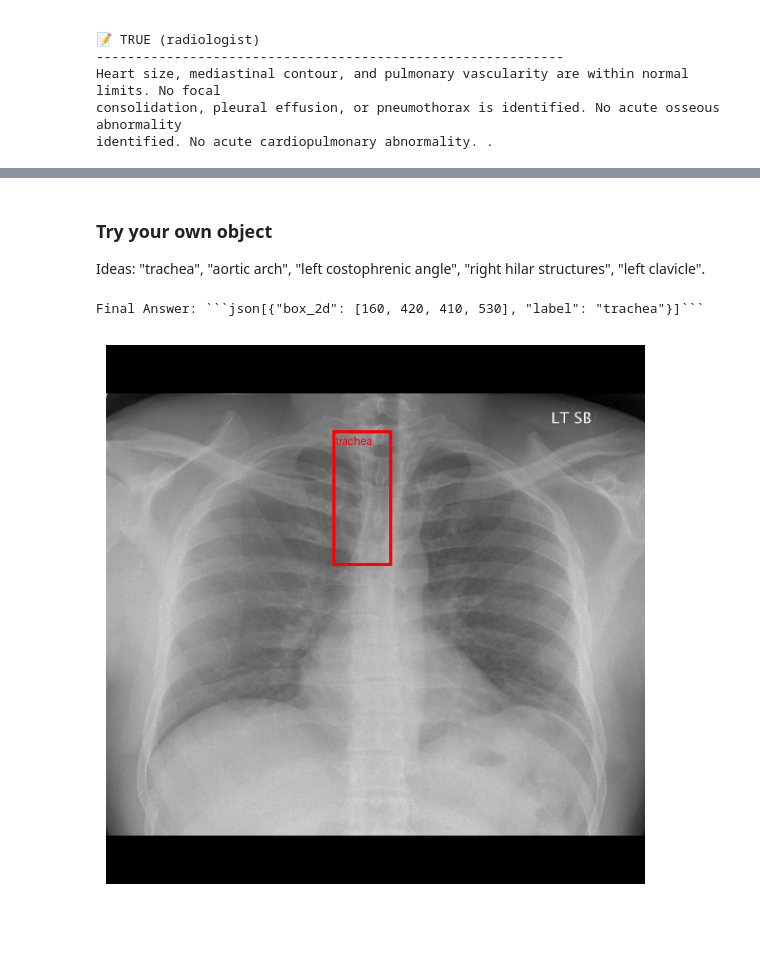
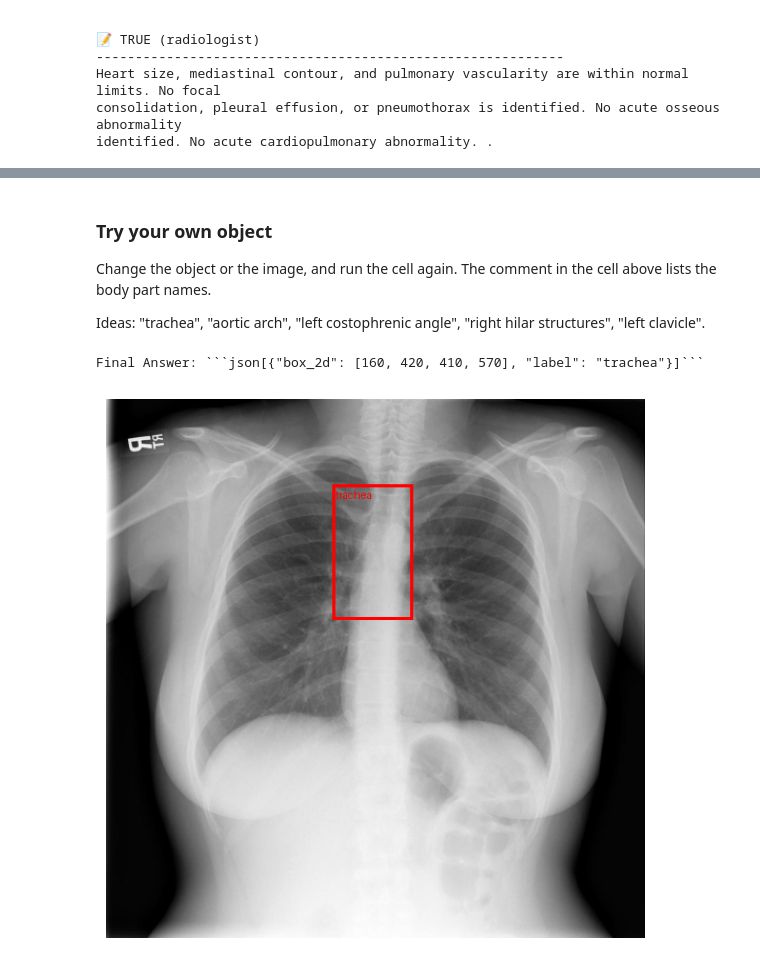
Before and after one commit to f10409/MedGemma_demo, a Jupyter notebook: 1_medgemma_demo.ipynb, the cells around one changed output, grey strips where cells are left out. Cells and saved outputs as stored; diff of their text form; code cells hidden in the pictures; blank space fills up the shorter version.

````diff
--- a/1_medgemma_demo.ipynb
+++ b/1_medgemma_demo.ipynb
@@ -116,29 +116,19 @@ def keep_path(sample):
     return sample
 
 
-def load_examples(df):
-    """Load cohort rows with a RadHarmony dataset. Return the raw samples and the prompt dicts."""
-    ds = OpenICXRDataset(
-        base_image_dir=DATA_DIR,
-        harmonized_df=df,
-        transform=keep_path,
-        output_cls=True,
-        output_report=True,
-        cache_dir=None,
-    )
-    samples = ds.get_datasets()
-    examples = [sample_to_example(s, ds.LABEL_COLS) for s in samples]
+dataset = OpenICXRDataset(
+    base_image_dir=DATA_DIR,
+    harmonized_df=meta,
+    transform=keep_path,
+    output_cls=True,
+    output_report=True,
+    cache_dir=None,
+)
+samples_eval = dataset.get_datasets()
 
-    # The RadHarmony sample has the full report only. Add the findings and the indication from the table.
-    info = df.set_index("image_path")[["findings", "indication"]]
-    for s, ex in zip(samples, examples):
-        row = info.loc[os.path.relpath(s["img"], DATA_DIR)]
-        ex["Findings"] = row["findings"] if pd.notna(row["findings"]) else None
-        ex["Indication"] = row["indication"] if pd.notna(row["indication"]) else None
-    return samples, examples
-
-
-samples_eval, examples_eval = load_examples(meta)
+# Convert the samples to the dicts that we use in the prompts
+examples_eval = [sample_to_example(s, dataset.LABEL_COLS) for s in samples_eval]
+examples_eval = add_findings_and_indication(examples_eval, samples_eval, meta, DATA_DIR)
 print(f"Images in the sample: {len(examples_eval)}")
 
 print("\nRaw RadHarmony sample:")
@@ -689,15 +635,19 @@ Left lung box center x:  695
 # %% [markdown]
 ### Try your own object
+Change the object or the image, and run the cell again. The comment in the cell above lists the body part names.
+
 Ideas: "trachea", "aortic arch", "left costophrenic angle", "right hilar structures", "left clavicle".
 # %%
 my_object = "trachea"
 
+example = examples_eval[10]  # you can select other sample
+image = pad_to_square(preprocess(Image.open(example["ImagePath"])))
 boxes, answer = localize(image, my_object)
 print(answer)
 draw_boxes(image, [{"box_2d": b["box_2d"], "label": my_object} for b in boxes])
 # %% [output]
-Final Answer: ```json[{"box_2d": [160, 420, 410, 530], "label": "trachea"}]```
+Final Answer: ```json[{"box_2d": [160, 420, 410, 570], "label": "trachea"}]```
-[figure, old version]
+[figure, new version]
 # %% [markdown]
 ## Summary
 **What we did:**
````
Also changed, not shown: parts of 15 cells of this notebook, 8 other files.
